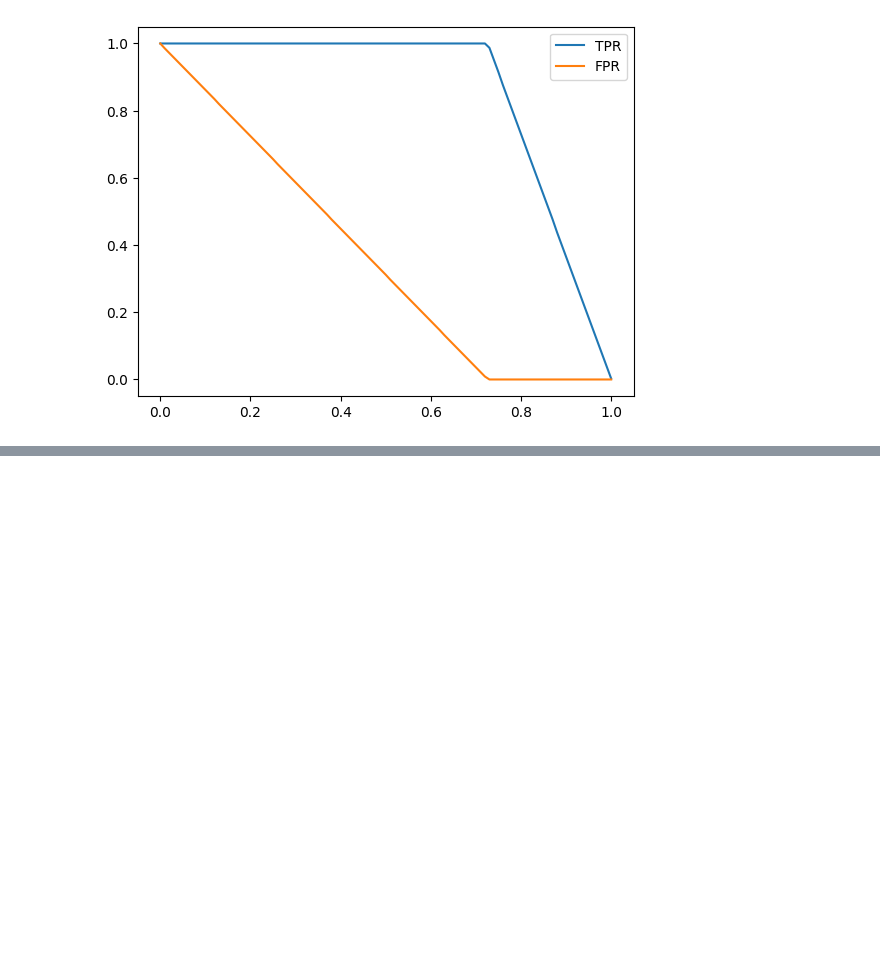
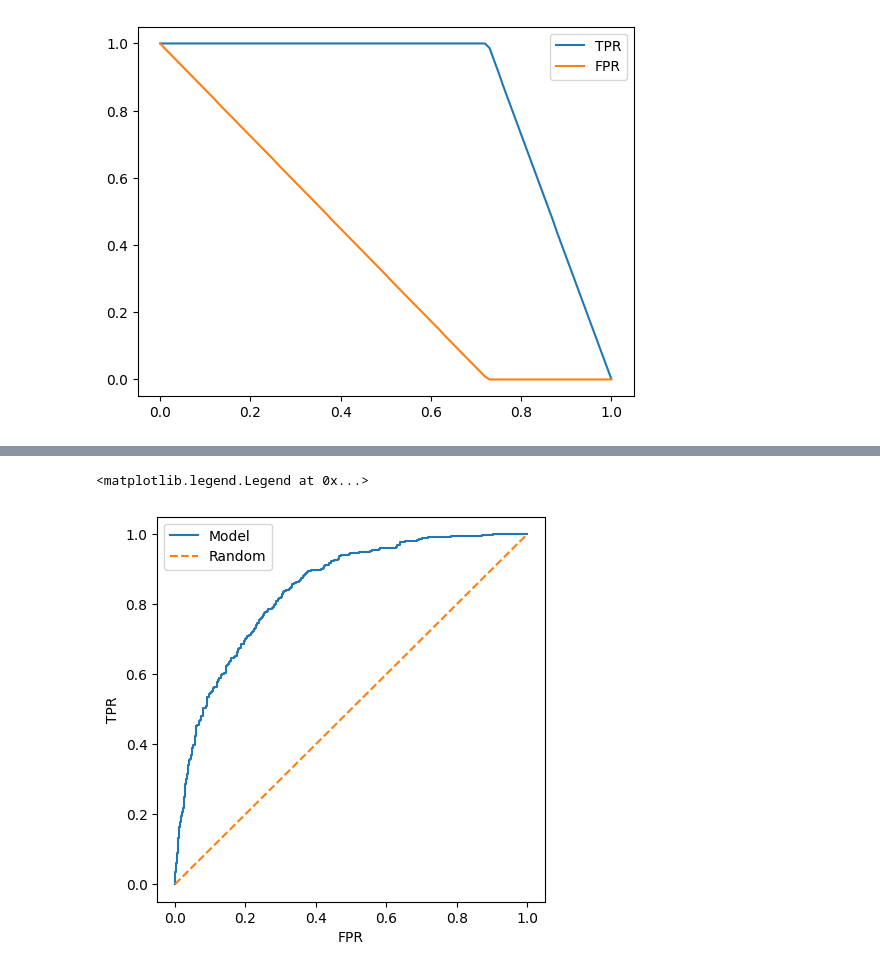
Before and after one commit to denis911/ML-zoomcamp-notebooks-modules-1-4, a Jupyter notebook: videos week 4 - evaluation.ipynb, the cells around one changed output, grey strips where cells are left out. Saved outputs shown, nothing was run; the diff lists cells and outputs as text; code cells hidden in the pictures; blank space fills up the shorter version.

```diff
--- a/videos week 4 - evaluation.ipynb
+++ b/videos week 4 - evaluation.ipynb
@@ -658,0 +702,25 @@ plt.legend()
+# %%
+# In the curve of the ideal model, there is one crucial point, often referred to as the ‘north star’
+# or ideal spot, located in the upper-left corner where TPR is 100% and FPR is 0%. This point represents
+# the optimal performance we aim to achieve with our model. A ROC curve visualizes this by plotting TPR
+# against FPR, and we usually add a diagonal random baseline. Our goal is to make our model’s curve as
+# close as possible to this ideal spot, which means simultaneously being as far away as possible from
+# the random baseline. In essence, if our model closely resembles the random baseline model, it is not performing well.
+
+# We can also use the ROC functionality of scikit learn package
+from sklearn.metrics import roc_curve
+
+fpr, tpr, thresholds = roc_curve(y_val, y_pred)
+
+plt.figure(figsize=(5,5))
+
+plt.plot(fpr, tpr, label='Model')
+plt.plot([0,1], [0,1], label='Random', linestyle='--')
+
+plt.xlabel('FPR')
+plt.ylabel('TPR')
+
+plt.legend()
+# %% [output]
+<matplotlib.legend.Legend at 0x...>
+[figure, added]
```
Also changed, not shown: parts of 4 cells of this notebook.
